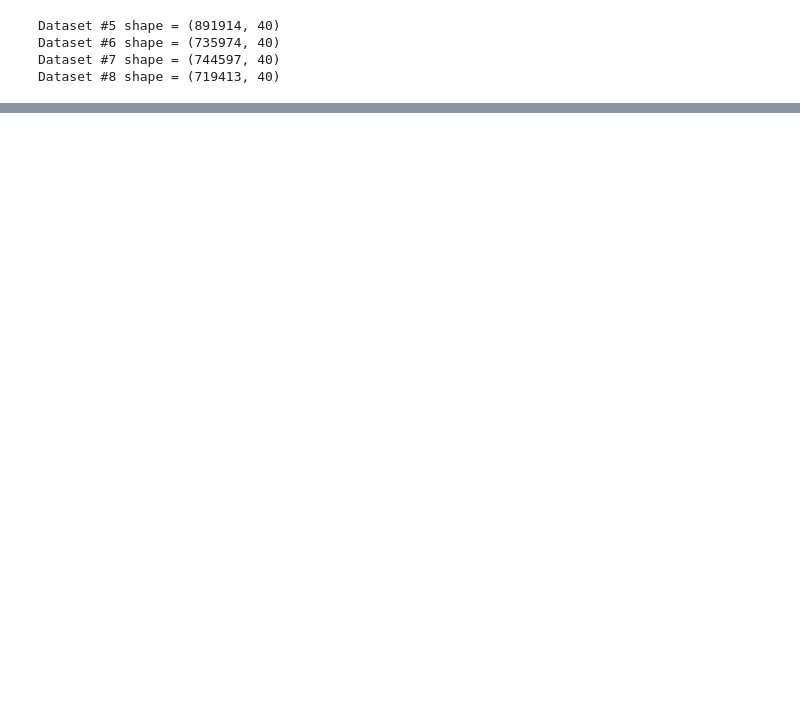
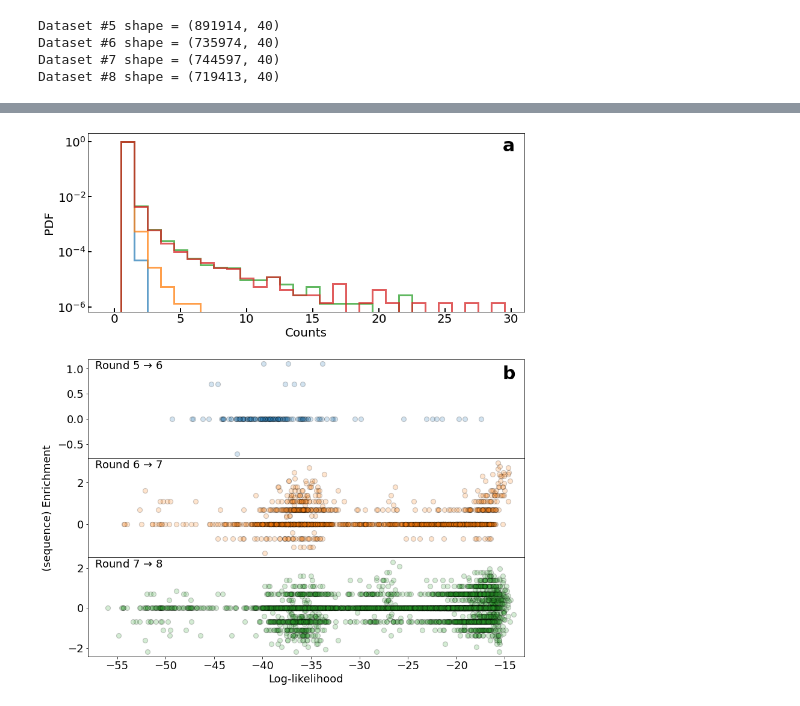
Before and after one commit to adigioacchino/RBMsForAptamers, a Jupyter notebook: fitness.ipynb, the cells around one changed output, grey strips where cells are left out. Saved outputs shown, nothing was run; the diff lists cells and outputs as text; code cells hidden in the pictures; blank space fills up the shorter version.

```diff
--- a/fitness.ipynb
+++ b/fitness.ipynb
@@ -503,0 +479,78 @@ ax3.tick_params(axis='both', labelsize=18)
+# %%
+fig = plt.figure(figsize=(13,16))
+hr = [0.6, 1]
+gs = fig.add_gridspec(ncols=1, nrows=2, wspace=0., hspace=0.2, height_ratios=hr)
+#############################################################################################
+ax = fig.add_subplot(gs[0,0])
+bs = np.arange(-0.5, 30, 1)
+ax.hist(full_seqs_df[full_seqs_df["counts_round_5"] != 0]["counts_round_5"], density=True, bins=bs,
+       histtype='step', lw=3, fill=False, alpha = 0.7)
+ax.hist(full_seqs_df[full_seqs_df["counts_round_6"] != 0]["counts_round_6"], density=True, bins=bs,
+       histtype='step', lw=3, fill=False, alpha = 0.75)
+ax.hist(full_seqs_df[full_seqs_df["counts_round_7"] != 0]["counts_round_7"], density=True, bins=bs,
+       histtype='step', lw=3, fill=False, alpha = 0.75)
+ax.hist(full_seqs_df[full_seqs_df["counts_round_8"] != 0]["counts_round_8"], density=True, bins=bs,
+       histtype='step', lw=3, fill=False, alpha = 0.75)
+
+ax.set_yscale('log')
+
+ax.set_ylabel('PDF', fontsize=20)
+ax.set_xlabel('Counts', fontsize=20)
+ax.set_yticks(np.array([1e0,1e-2,1e-4,1e-6]))
+#ax.set_xticklabels([5,6,7,8])
+ax.tick_params(axis='both', direction='in', length=6, width=2, colors='k')
+ax.tick_params(which='minor', direction='in', length=0, width=2, colors='k')
+ax.tick_params(axis='both', labelsize=20)
+ax.text(0.95, 0.9, 'a', fontsize=30, color='k', weight='bold', transform=ax.transAxes)
+
+#############################################################################################
+gs2 = gs[1,0].subgridspec(ncols=1, nrows=3, wspace=0., hspace=0.)
+
+### ax1: 5->6
+r1 = "5"
+r2 = "6"
+t_df = full_seqs_df[(full_seqs_df["counts_round_"+r1] >= 1) & (full_seqs_df["counts_round_"+r2] >= 1)].reset_index(drop=True)
+t_ll = RBM_f.likelihood(DNA_utils.seq2num(t_df["seq_id"].to_list()))
+t_df["log-likelihood"] = t_ll
+x_vals = t_df["log-likelihood"].to_numpy()
+y_vals = np.log(t_df["counts_round_"+r2].to_numpy() / t_df["counts_round_"+r1].to_numpy())
+ax1 = fig.add_subplot(gs2[0,0])
+ax1.plot(x_vals, y_vals, 'o', markersize=8, markerfacecolor="C0", markeredgewidth=1.2,
+         markeredgecolor="black", zorder=2, alpha=0.2)
+ax1.text(0.015, 0.9, "Round "+r1+r" $\to$ "+r2, fontsize=18, color='k', transform=ax1.transAxes)
+ax1.tick_params(axis='both', labelsize=18)
+ax1.set_xlim((-58,-13))
+ax1.text(0.95, 0.8, 'b', fontsize=30, color='k', weight='bold', transform=ax1.transAxes)
+
+### ax2: 6->7
+r1 = "6"
+r2 = "7"
+t_df = full_seqs_df[(full_seqs_df["counts_round_"+r1] >= 1) & (full_seqs_df["counts_round_"+r2] >= 1)].reset_index(drop=True)
+t_ll = RBM_f.likelihood(DNA_utils.seq2num(t_df["seq_id"].to_list()))
+t_df["log-likelihood"] = t_ll
+x_vals = t_df["log-likelihood"].to_numpy()
+y_vals = np.log(t_df["counts_round_"+r2].to_numpy() / t_df["counts_round_"+r1].to_numpy())
+ax2 = fig.add_subplot(gs2[1,0], sharex=ax1)
+ax2.plot(x_vals, y_vals, 'o', markersize=8, markerfacecolor="C1", markeredgewidth=1.2,
+         markeredgecolor="black", zorder=2, alpha=0.2)
+ax2.set_ylabel('(sequence) Enrichment', fontsize=18)
+ax2.yaxis.set_label_coords(-0.08, 0.5)
+ax2.text(0.015, 0.9, "Round "+r1+r" $\to$ "+r2, fontsize=18, color='k', transform=ax2.transAxes)
+ax2.tick_params(axis='both', labelsize=18)
+
+### ax3: 7->8
+r1 = "7"
+r2 = "8"
+t_df = full_seqs_df[(full_seqs_df["counts_round_"+r1] >= 1) & (full_seqs_df["counts_round_"+r2] >= 1)].reset_index(drop=True)
+t_ll = RBM_f.likelihood(DNA_utils.seq2num(t_df["seq_id"].to_list()))
+t_df["log-likelihood"] = t_ll
+x_vals = t_df["log-likelihood"].to_numpy()
+y_vals = np.log(t_df["counts_round_"+r2].to_numpy() / t_df["counts_round_"+r1].to_numpy())
+ax3 = fig.add_subplot(gs2[2,0], sharex=ax1)
+ax3.plot(x_vals, y_vals, 'o', markersize=8, markerfacecolor="C2", markeredgewidth=1.2,
+         markeredgecolor="black", zorder=2, alpha=0.2)
+ax3.set_xlabel("Log-likelihood", fontsize=18)
+ax3.text(0.015, 0.9, "Round "+ r1 +r" $\to$ "+r2, fontsize=18, color='k', transform=ax3.transAxes)
+ax3.tick_params(axis='both', labelsize=18)
+# %% [output]
+[figure, added]
```
Also changed, not shown: parts of 11 cells of this notebook.
